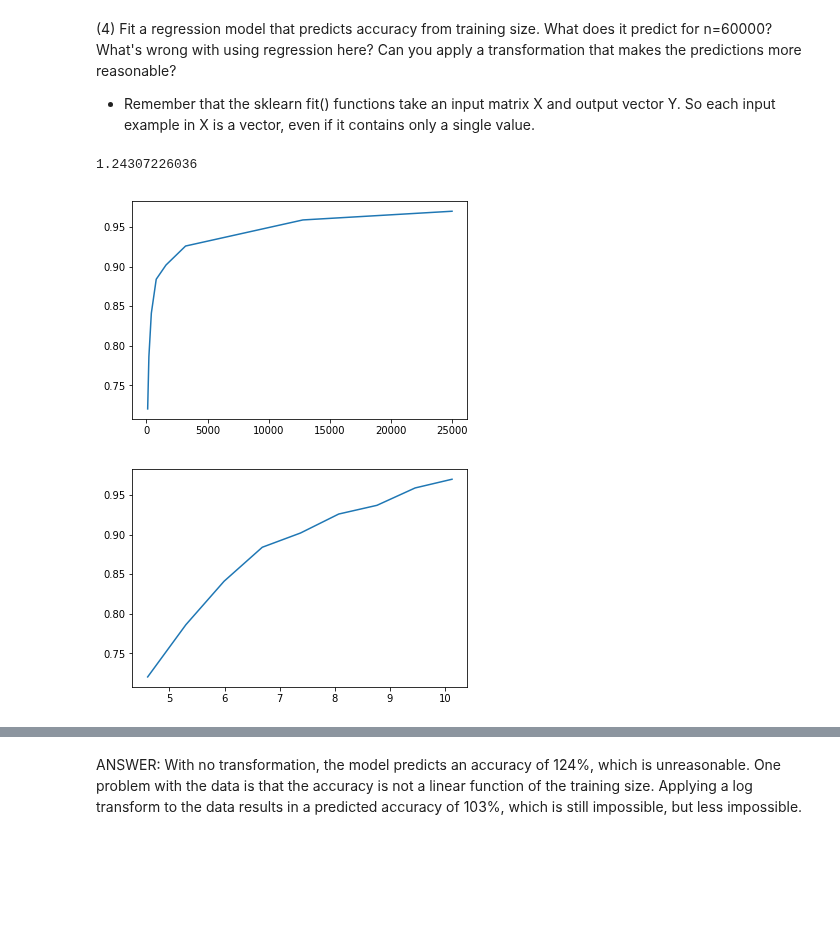
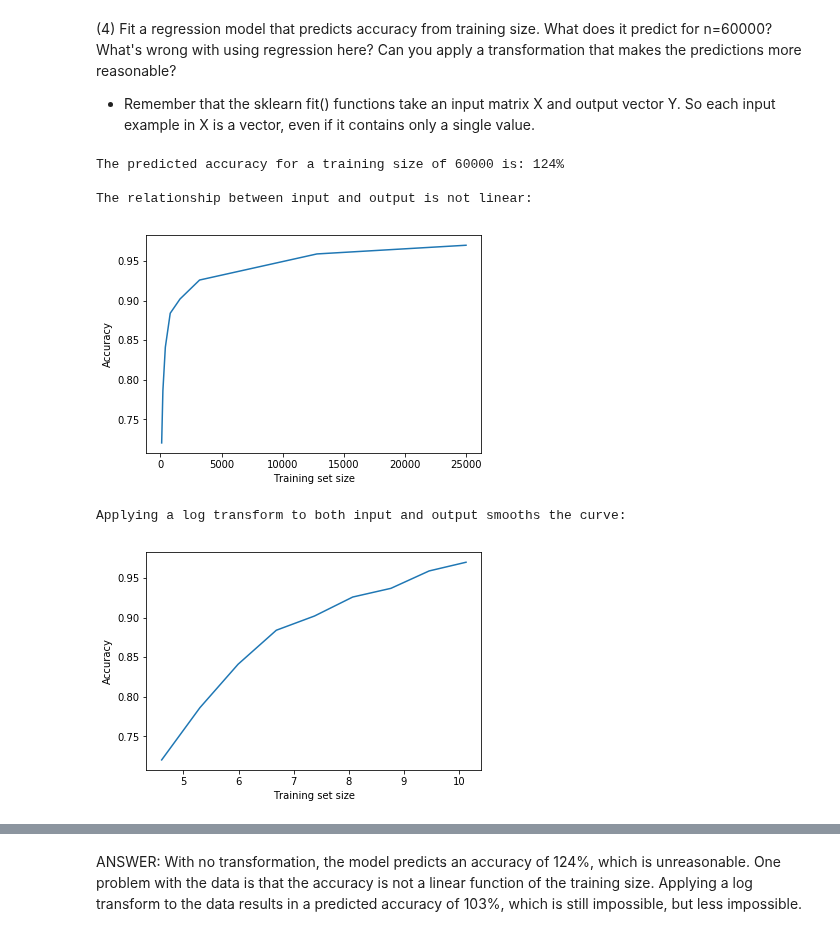
Before and after one commit to dan55/machine_learning, a Jupyter notebook: daniel_elkin_p1.ipynb, the cells around one changed output, grey strips where cells are left out. Cells and saved outputs as stored; diff of their text form; code cells hidden in the pictures; blank space fills up the shorter version.

Commit message:
add some explanations to the output for the regression q

```diff
--- a/daniel_elkin_p1.ipynb
+++ b/daniel_elkin_p1.ipynb
@@ -230,50 +230,68 @@ Samples          Accuracy        Elapsed Time (seconds)
 
 - Remember that the sklearn fit() functions take an input matrix X and output vector Y. So each input example in X is a vector, even if it contains only a single value.
 # %%
-#def P4():
+def P4():
 
 ### STUDENT START ###
 
-SIZE_TO_PREDICT = 60000
+    SIZE_TO_PREDICT = 60000
 
-# create a matrix from the list of training sizes
-# for the linear regression model to use as input
-train_size_matrix = np.asmatrix(train_sizes)
-train_size_matrix.resize(9, 1)
+    # create a matrix from the list of training sizes
+    # for the linear regression model to use as input
+    train_size_matrix = np.asmatrix(train_sizes)
+    train_size_matrix.resize(9, 1)
 
-# instantiate the regression model
-lr = LinearRegression()
+    # instantiate the regression model
+    lr = LinearRegression()
 
-# fit the model to the training sizes
-# and corresponding accuracy scores
-lr.fit(train_size_matrix, accuracies)
+    # fit the model to the training sizes
+    # and corresponding accuracy scores
+    lr.fit(train_size_matrix, accuracies)
 
-# show the predicted accuracy
-# for a training size of 60000
-print lr.predict(SIZE_TO_PREDICT)[0]
+    # show the predicted accuracy
+    # for a training size of 60000
+    predicted = lr.predict(SIZE_TO_PREDICT)[0]
+    predicted_as_percent = int(predicted * 100)
 
-# plot the data to see why the result is unreasonable
-plt.plot(train_sizes, accuracies)
-plt.show()
+    str_fmt = 'The predicted accuracy for a training size of %s is: %s%%'
 
-# apply log transforms to predictor and response
-log_matrix = np.log(train_size_matrix)
-log_response = np.log([SIZE_TO_PREDICT])
+    print str_fmt % (SIZE_TO_PREDICT, predicted_as_percent)
+    print
 
-# examine the transformed data
-plt.plot(log_matrix, accuracies)
-plt.show()
+    # plot the data to see why the result is unreasonable
+    print 'The relationship between input and output is not linear:'
+    plt.plot(train_sizes, accuracies)
+    plt.xlabel('Training set size')
+    plt.ylabel('Accuracy')
+    plt.show()
+    print
 
-# refit the model on the transformed data
-lr.fit(log_matrix, accuracies)
+    # apply log transforms to predictor and response
+    log_matrix = np.log(train_size_matrix)
+    log_response = np.log([SIZE_TO_PREDICT])
 
-# display the new prediction
-print lr.predict(log_response[0])[0]
+    # examine the transformed data
+    print 'Applying a log transform to both input and output smooths the curve:'
+    plt.plot(log_matrix, accuracies)
+    plt.xlabel('Training set size')
+    plt.ylabel('Accuracy')
+    plt.show()
+    print
+
+    # refit the model on the transformed data
+    lr.fit(log_matrix, accuracies)
+
+    # display the new prediction
+    predicted = lr.predict(log_response[0])[0]
+    print 'The predicted accuracy after the transformation is: %s%%\n' % predicted
 
 ### STUDENT END ###
 
-#P4()
+P4()
 # %% [output]
-1.24307226036
+The predicted accuracy for a training size of 60000 is: 124%
+
+The relationship between input and output is not linear:
-[figure, old version]
+[figure, new version]
+Applying a log transform to both input and output smooths the curve:
-[figure, old version]
+[figure, new version]
```
Also changed, not shown: parts of 2 cells of this notebook.
